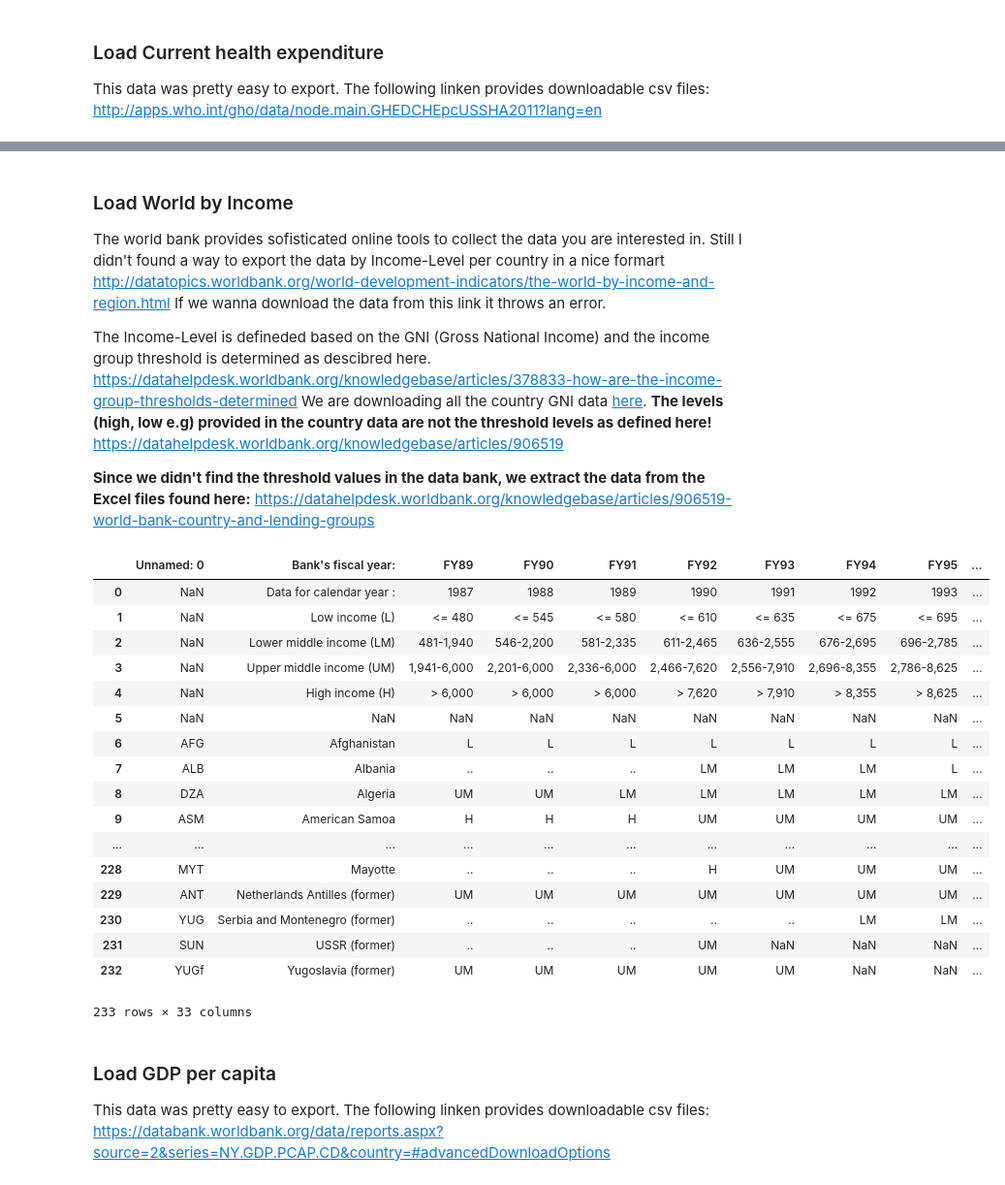
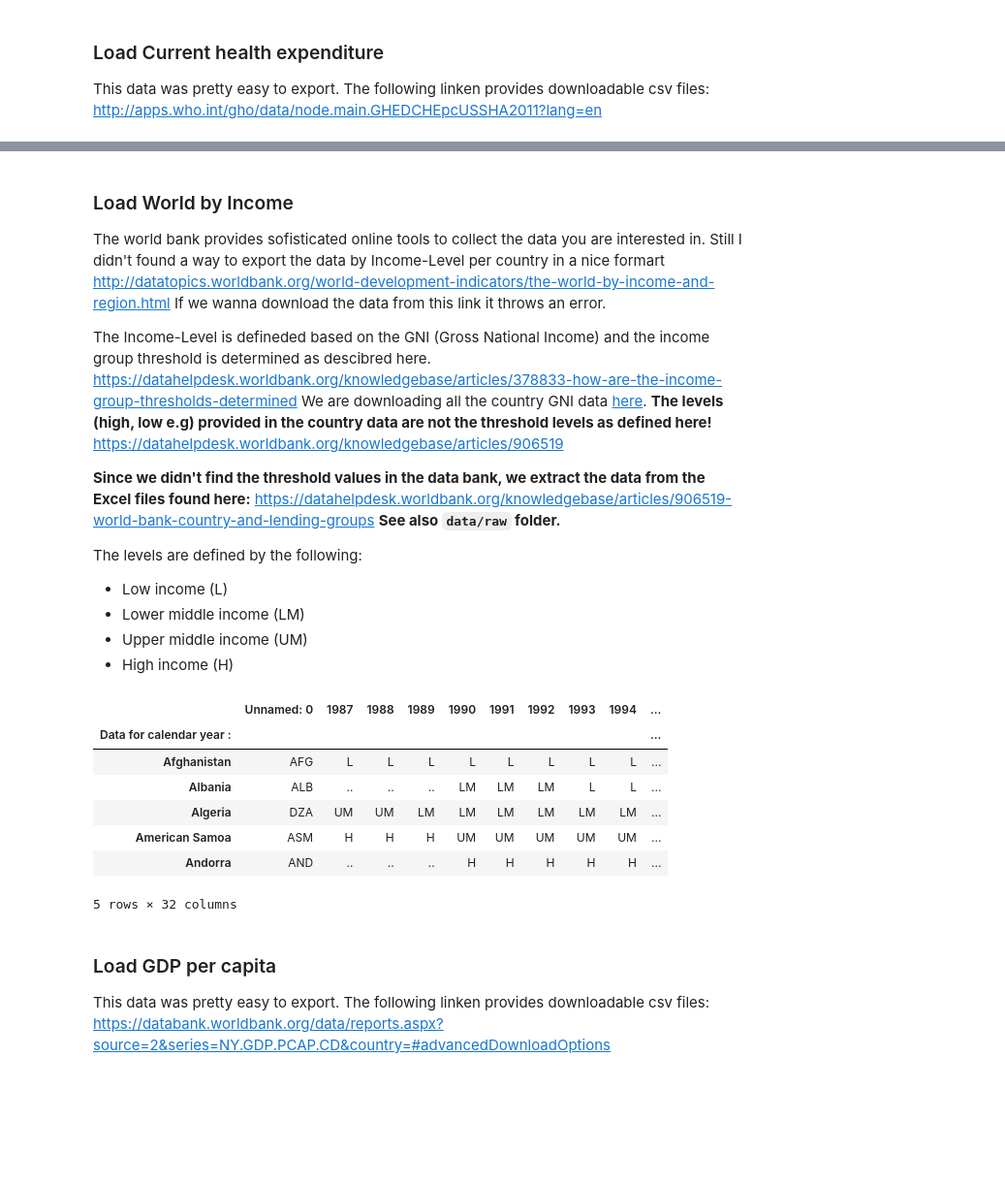
Before and after one commit to patrickFuerst/human_life_exp, a Jupyter notebook: Data_Collection_Insights(Patrick).ipynb, the cells around one changed output, grey strips where cells are left out. Shown at 97% size. Saved outputs shown, nothing was run; the diff lists cells and outputs as text; code cells hidden in the pictures; blank space fills up the shorter version.

Commit message:
preprocess first data

```diff
--- a/Data_Collection_Insights(Patrick).ipynb
+++ b/Data_Collection_Insights(Patrick).ipynb
@@ -47,28 +50,25 @@ __The levels (high, low e.g) provided in the country data are not the threshold
 
 __Since we didn't find the threshold values in the data bank, we extract the data from the Excel files found here:__
 https://datahelpdesk.worldbank.org/knowledgebase/articles/906519-world-bank-country-and-lending-groups
+__See also `data/raw` folder.__
+
+The levels are defined by the following:
+* Low income (L)
+* Lower middle income (LM)
+* Upper middle income (UM)
+* High income (H)
 # %%
-df_world_income = pd.read_csv('./data/OGHIST.csv', sep=';')
-display(df_world_income)
+df_world_income = pd.read_csv('./data/OGHIST.csv', sep=';', index_col=[1])
+display(df_world_income.head(5))
 # %% [output]
-|  | Unnamed: 0 | Bank's fiscal year: | FY89 | FY90 | FY91 | FY92 | FY93 | FY94 | FY95 | ... |
-| 0 | NaN | Data for calendar year : | 1987 | 1988 | 1989 | 1990 | 1991 | 1992 | 1993 | ... |
-| 1 | NaN | Low income (L) | <= 480 | <= 545 | <= 580 | <= 610 | <= 635 | <= 675 | <= 695 | ... |
-| 2 | NaN | Lower middle income (LM) | 481-1,940 | 546-2,200 | 581-2,335 | 611-2,465 | 636-2,555 | 676-2,695 | 696-2,785 | ... |
-| 3 | NaN | Upper middle income (UM) | 1,941-6,000 | 2,201-6,000 | 2,336-6,000 | 2,466-7,620 | 2,556-7,910 | 2,696-8,355 | 2,786-8,625 | ... |
-| 4 | NaN | High income (H) | > 6,000 | > 6,000 | > 6,000 | > 7,620 | > 7,910 | > 8,355 | > 8,625 | ... |
-| 5 | NaN | NaN | NaN | NaN | NaN | NaN | NaN | NaN | NaN | ... |
-| 6 | AFG | Afghanistan | L | L | L | L | L | L | L | ... |
-| 7 | ALB | Albania | .. | .. | .. | LM | LM | LM | L | ... |
-| 8 | DZA | Algeria | UM | UM | LM | LM | LM | LM | LM | ... |
-| 9 | ASM | American Samoa | H | H | H | UM | UM | UM | UM | ... |
-| ... | ... | ... | ... | ... | ... | ... | ... | ... | ... | ... |
-| 228 | MYT | Mayotte | .. | .. | .. | H | UM | UM | UM | ... |
-| 229 | ANT | Netherlands Antilles (former) | UM | UM | UM | UM | UM | UM | UM | ... |
-| 230 | YUG | Serbia and Montenegro (former) | .. | .. | .. | .. | .. | LM | LM | ... |
-| 231 | SUN | USSR (former) | .. | .. | .. | UM | NaN | NaN | NaN | ... |
-| 232 | YUGf | Yugoslavia (former) | UM | UM | UM | UM | UM | NaN | NaN | ... |
+|  | Unnamed: 0 | 1987 | 1988 | 1989 | 1990 | 1991 | 1992 | 1993 | 1994 | ... |
+| Data for calendar year : |  |  |  |  |  |  |  |  |  | ... |
+| Afghanistan | AFG | L | L | L | L | L | L | L | L | ... |
+| Albania | ALB | .. | .. | .. | LM | LM | LM | L | L | ... |
+| Algeria | DZA | UM | UM | LM | LM | LM | LM | LM | LM | ... |
+| American Samoa | ASM | H | H | H | UM | UM | UM | UM | UM | ... |
+| Andorra | AND | .. | .. | .. | H | H | H | H | H | ... |
-233 rows × 33 columns
+5 rows × 32 columns
 # %% [markdown]
 ### Load GDP per capita
 
```
Also changed, not shown: parts of 24 cells of this notebook.
